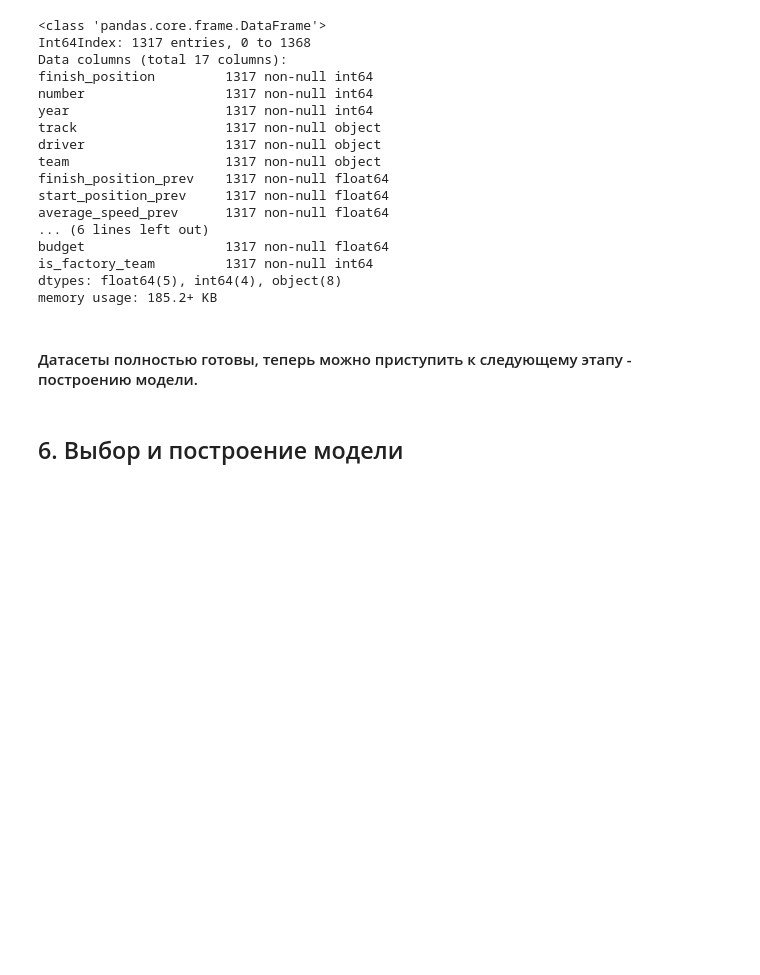
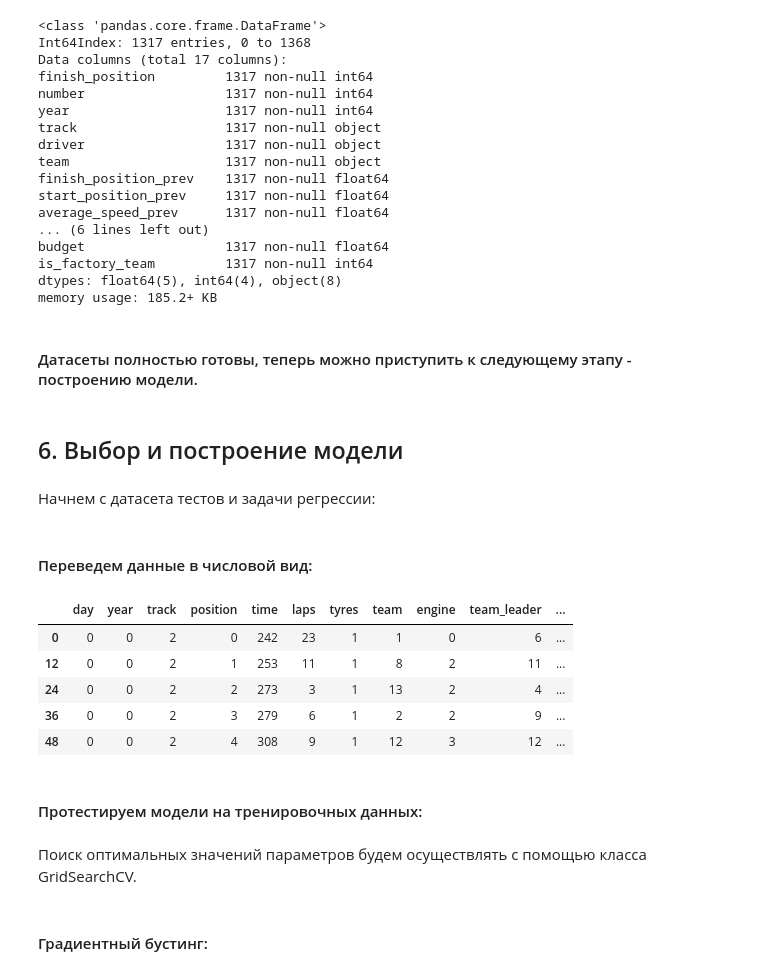
Before and after one commit to AndrewLrrr/f1-guru, a Jupyter notebook: f1-guru.ipynb, the cells around one changed output. Drawn from its saved outputs; the diff is of its cells as text; code cells hidden in the pictures; blank space fills up the shorter version.

```diff
--- a/f1-guru.ipynb
+++ b/f1-guru.ipynb
@@ -726,3 +726,5 @@ memory usage: 185.2+ KB
 #### Датасеты полностью готовы, теперь можно приступить к следующему этапу - построению модели.
 # %% [markdown]
 ## 6. Выбор и построение модели
+# %% [markdown]
+Начнем с датасета тестов и задачи регрессии:
@@ -728,0 +734,14 @@ memory usage: 185.2+ KB
+# %% [markdown]
+#### Переведем данные в числовой вид:
+# %%
+df_testing_X = df_testing_merged.loc[:, df_testing_merged.columns != 'strength'] \
+    .apply(LabelEncoder().fit_transform)
+# %%
+df_testing_X.head()
+# %% [output]
+|  | day | year | track | position | time | laps | tyres | team | engine | team_leader | ... |
+| 0 | 0 | 0 | 2 | 0 | 242 | 23 | 1 | 1 | 0 | 6 | ... |
+| 12 | 0 | 0 | 2 | 1 | 253 | 11 | 1 | 8 | 2 | 11 | ... |
+| 24 | 0 | 0 | 2 | 2 | 273 | 3 | 1 | 13 | 2 | 4 | ... |
+| 36 | 0 | 0 | 2 | 3 | 279 | 6 | 1 | 2 | 2 | 9 | ... |
+| 48 | 0 | 0 | 2 | 4 | 308 | 9 | 1 | 12 | 3 | 12 | ... |
@@ -728,0 +752,4 @@ memory usage: 185.2+ KB
+# %% [markdown]
+#### Протестируем модели на тренировочных данных:
+# %% [markdown]
+Поиск оптимальных значений параметров будем осуществлять с помощью класса GridSearchCV.
@@ -728,0 +758,2 @@ memory usage: 185.2+ KB
+# %% [markdown]
+#### Градиентный бустинг:
```
Also changed, not shown: parts of 23 cells of this notebook.
